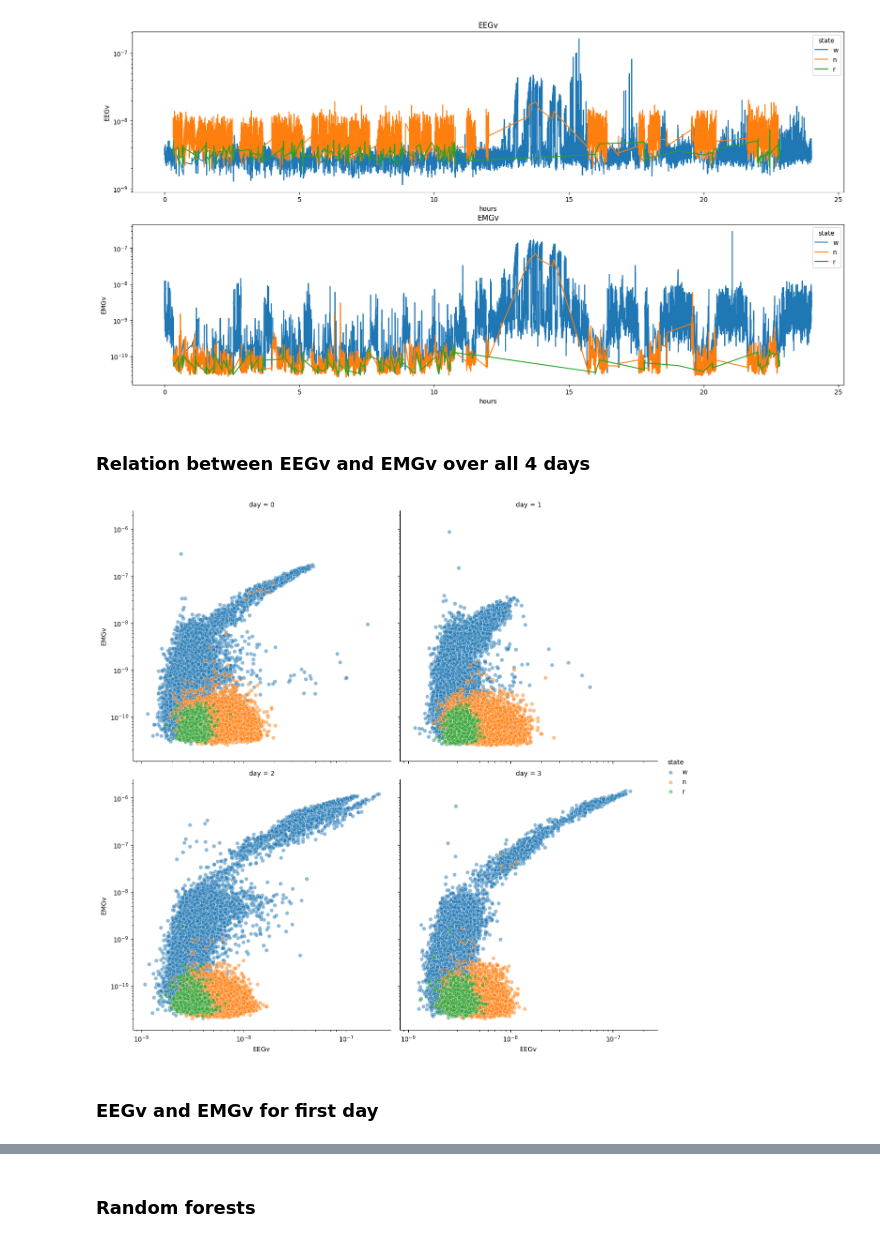
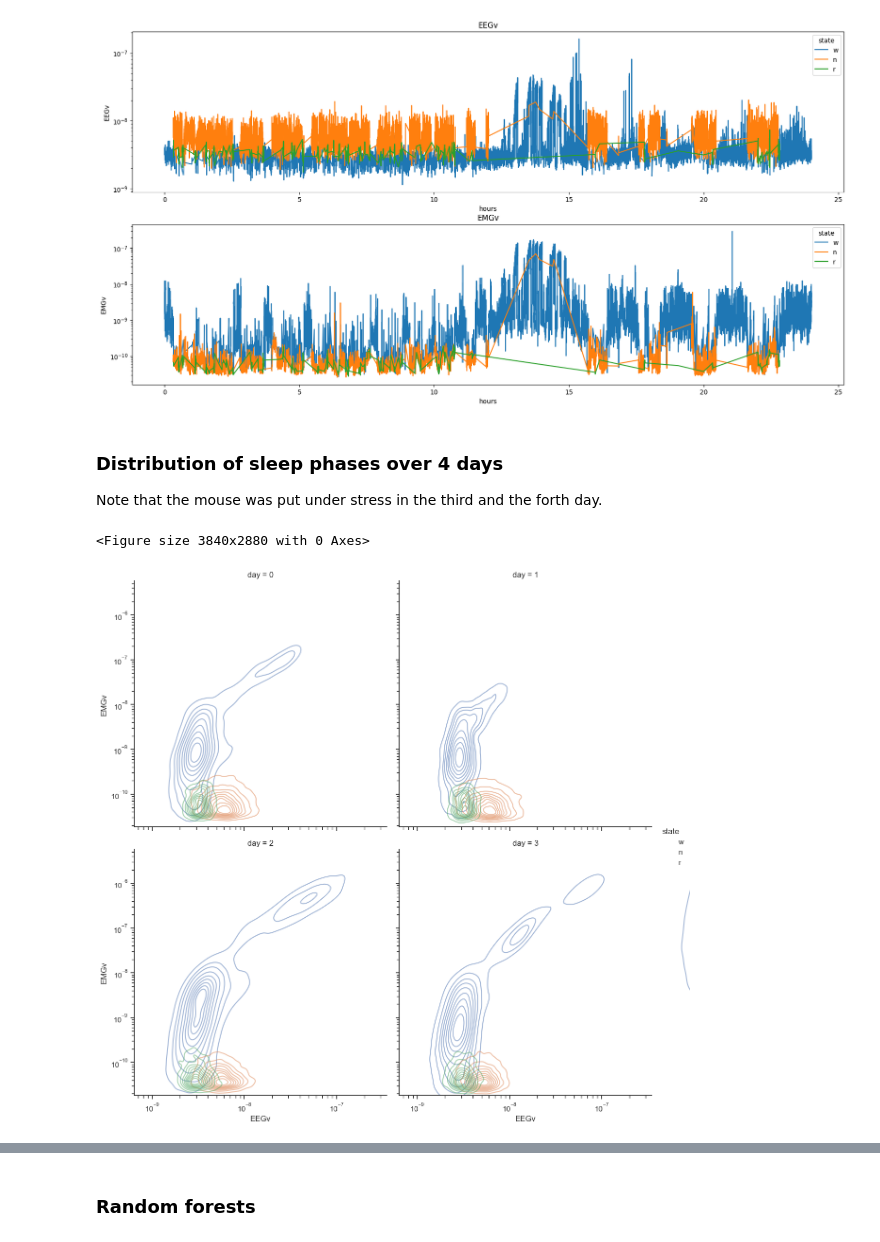
Before and after one commit to epfl-ML/project2-code, a Jupyter notebook: main.ipynb, the cells around one changed output, grey strips where cells are left out. Saved outputs shown, nothing was run; the diff lists cells and outputs as text; code cells hidden in the pictures.

```diff
--- a/main.ipynb
+++ b/main.ipynb
@@ -21,11 +24,10 @@ We add directly the artifical features `time`, `day`and `hours` to our dataset.
 # %%
-data_folder = 'data/'
-file = '10101.csv'
+data_folder = 'data/csv/'
+file = '10101.smo.csv'
 
 df = features.load_features(data_folder + file)
 
 # adding time features
-
 df = features.add_times(df)
 
 def to_hours(tick):
@@ -67,11 +71,12 @@ r     3695
 w    48750
 dtype: int64
 [figure]
-# %% [markdown]
-### Relation between EEGv and EMGv over all 4 days
+# %% [markdown]
+### Distribution of sleep phases over 4 days
+
+Note that the mouse was put under stress in the third and the forth day.
 # %%
-plots.scatter(data=df)
+plots.density(df)
 # %% [output]
+<Figure size 3840x2880 with 0 Axes>
-[figure, old version]
+[figure, new version]
-# %% [markdown]
-### EEGv and EMGv for first day
```
Also changed, not shown: parts of 32 cells of this notebook, 5 other files.
